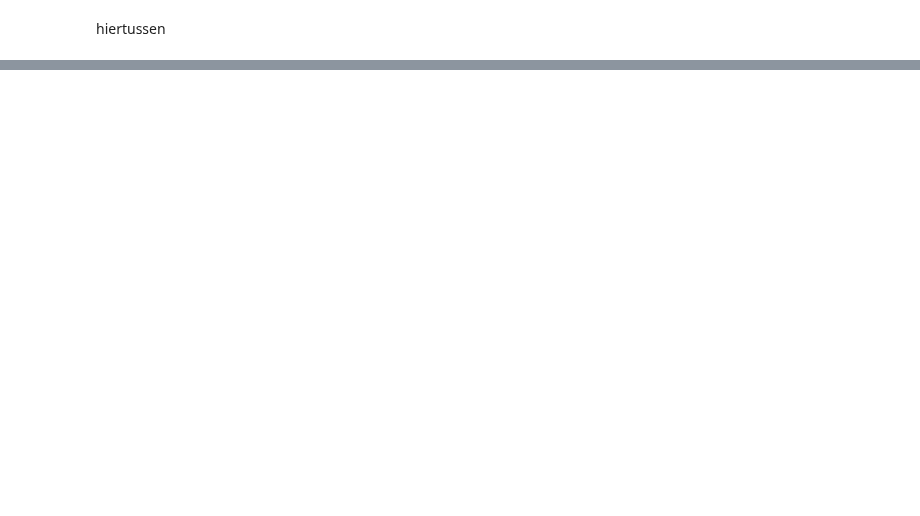
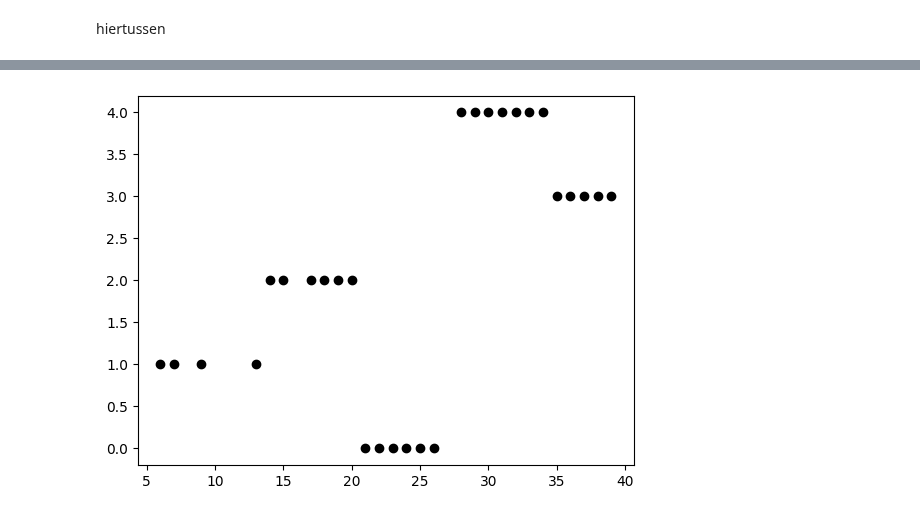
Before and after one commit to troykort/DaD, a Jupyter notebook: Practicum_9.3/Pract_9.ipynb, the cells around one changed output, grey strips where cells are left out. Cells and saved outputs as stored; diff of their text form; code cells hidden in the pictures; blank space fills up the shorter version.

Commit message:
Merge branch 'main' of https://github.com/troykort/DaD

```diff
--- a/Practicum_9.3/Pract_9.ipynb
+++ b/Practicum_9.3/Pract_9.ipynb
@@ -25,7 +17,8 @@ newQuery = "SELECT * FROM country"
 country_crm = pd.read_sql(newQuery,Crm_connection)
 # %%
 df = pd.merge(sales_branch, country_crm, on='COUNTRY_CODE', how='inner')
-df = merged_table[['REGION', 'COUNTRY_CODE', 'SALES_TERRITORY_CODE']]
+sbc = df['SALES_BRANCH_CODE']
+df = df[['REGION', 'COUNTRY_CODE', 'SALES_TERRITORY_CODE']]
 df
 # %% [output]
 |  | REGION | COUNTRY_CODE | SALES_TERRITORY_CODE |
@@ -95,0 +61,4 @@ dummies_dataframe
+# %%
+df = pd.get_dummies(df)
+df = pd.concat([df, sbc], axis = 1)
+df
@@ -96,6 +84,6 @@ dummies_dataframe
 # %% [markdown]
 hiertussen
 # %%
-kmeans = KMeans(n_clusters = 6, random_state = 42)
+kmeans = KMeans(n_clusters = 5, random_state = 42)
 prediction_results = kmeans.fit_predict(df)
 prediction_results
@@ -110,4 +117,8 @@ kmeans_centra
 # %%
+df = df.apply(pd.to_numeric, errors='coerce')
+kmeans_centra = kmeans_centra.apply(pd.to_numeric, errors='coerce')
+
+# Now let's try calculating the Euclidean distances again
 for src_index, _ in df.iterrows():
     euclidian_distances = dict()
     print(f"Afstand van bronindex {src_index} tot...")
@@ -117,20 +128,16 @@ for src_index, _ in df.iterrows():
         euclidian_sum = 0
 
         for column_name in kmeans_centra.columns:
-            current_difference = df.at[src_index, column_name] - kmeans_centra.at[centrumindex, column_name]
-            print(f'\t\t{df.at[src_index, column_name]} - {kmeans_centra.at[centrumindex, column_name]} = {current_difference}')
-            euclidian_sum += current_difference ** 2
+            # Make sure both are numbers before subtraction
+            if pd.notnull(df.at[src_index, column_name]) and pd.notnull(kmeans_centra.at[centrumindex, column_name]):
+                current_difference = df.at[src_index, column_name] - kmeans_centra.at[centrumindex, column_name]
+                print(f'\t\t{df.at[src_index, column_name]} - {kmeans_centra.at[centrumindex, column_name]} = {current_difference}')
+                euclidian_sum += current_difference ** 2
+            else:
+                print(f"\t\tSkipping column {column_name} due to non-numeric data.")
 
-        print(f'\tTotale euclidische som: {euclidian_sum}')
         euclidian_distance = math.sqrt(euclidian_sum)
-        print(f'\tEuclidische afstand: {euclidian_distance}')
         euclidian_distances[centrumindex] = euclidian_distance
-        print('------------------------------------------------')
 
-    print(euclidian_distances)
-    centrum_number = min(euclidian_distances, key = euclidian_distances.get)
-    print(centrum_number)
+    centrum_number = min(euclidian_distances, key=euclidian_distances.get)
     df.at[src_index, 'Centrum'] = centrum_number
-    print("================================================")
-
-df
@@ -137,5 +162,10 @@ df
 # %%
-plt.scatter(df['Age'], df['Centrum'], color = 'k')
+df_dummy = pd.DataFrame(df)
+
+
+plt.scatter(df_dummy['SALES_BRANCH_CODE'], df_dummy['Centrum'], color= 'k')
 plt.show()
+# %% [output]
+[figure, added]
 # %%
 df.groupby('Centrum', as_index = False)['Centrum'].count()
```
Also changed, not shown: parts of 10 cells of this notebook.
